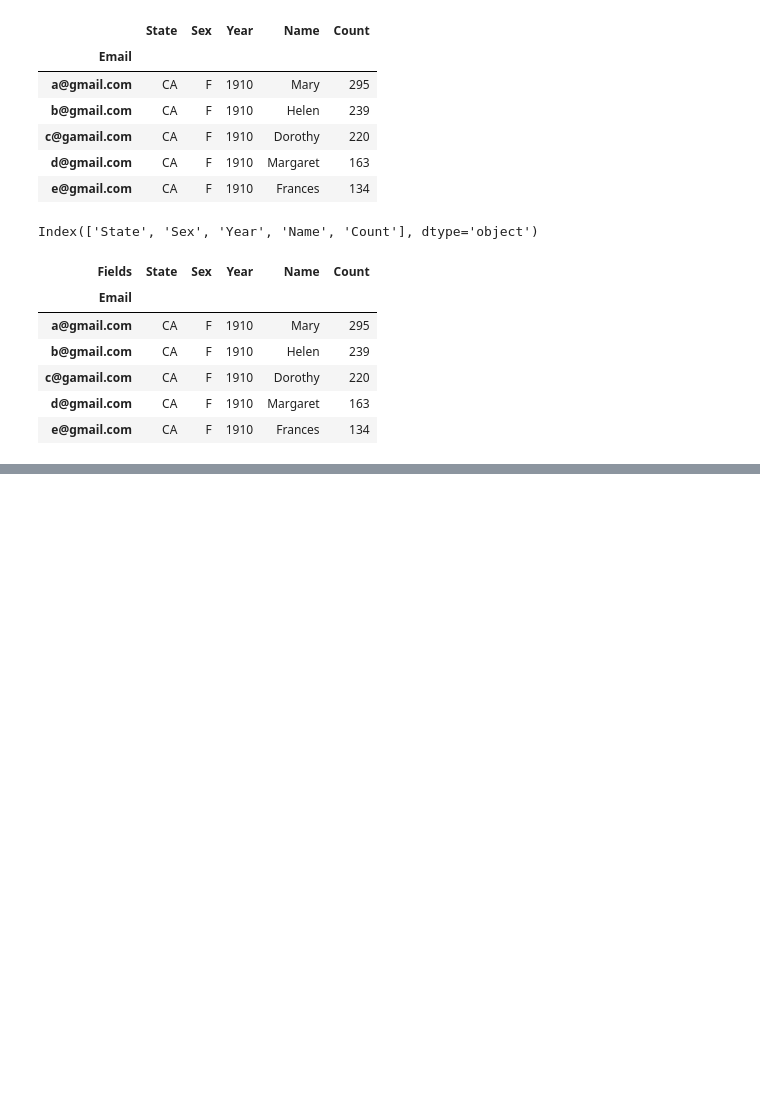
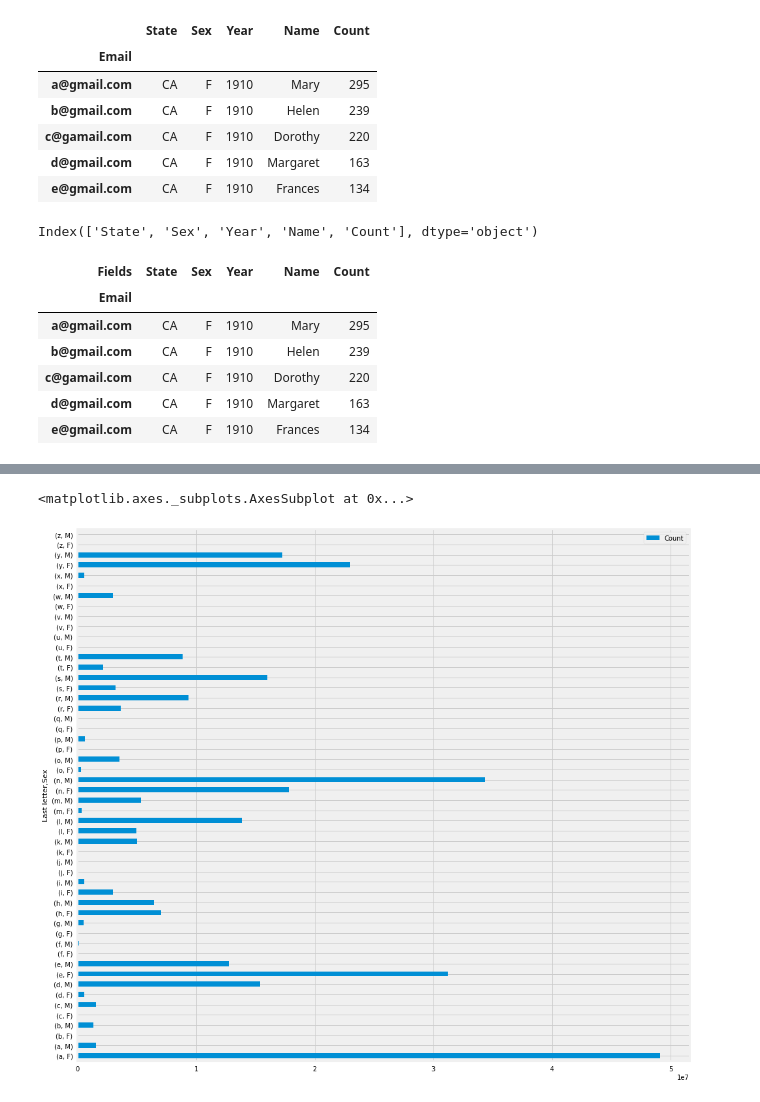
Before and after one commit to fanyang1997/DS100, a Jupyter notebook: notes/week2_lec3.ipynb, the cells around one changed output, grey strips where cells are left out. Drawn from its saved outputs; the diff is of its cells as text; code cells hidden in the pictures; blank space fills up the shorter version.

```diff
--- a/notes/week2_lec3.ipynb
+++ b/notes/week2_lec3.ipynb
@@ -274,0 +332,9 @@ numbers.index = []
+# %%
+%%time
+states = []
+
+for f in sorted(zf.filelist, key=lambda x:x.filename):
+    if not f.filename.endswith('.TXT'):
+        continue
+    with zf.open(f) as fh:
+        states.append(pd.read_csv(fh, header=None, names=field_names))
@@ -274,0 +344,3 @@ numbers.index = []
+# %%
+baby_names = pd.concat(states).reset_index(drop=True)
+baby_names.head()
@@ -274,0 +522,3 @@ numbers.index = []
+# %%
+baby_names['Last letter'] = baby_names['Name'].str[-1]
+baby_names.head()
@@ -274,0 +532,6 @@ numbers.index = []
+# %%
+letter_counts = (baby_names
+                .loc[:, ('Sex', 'Count', 'Last letter')]
+                .groupby(['Last letter', 'Sex'])
+                .sum())
+letter_counts.head()
@@ -274,0 +546,5 @@ numbers.index = []
+# %%
+letter_counts.plot.barh(figsize=(15, 15))
+# %% [output]
+<matplotlib.axes._subplots.AxesSubplot at 0x...>
+[figure, added]
```
Also changed, not shown: parts of 40 cells of this notebook, 1 other file.
